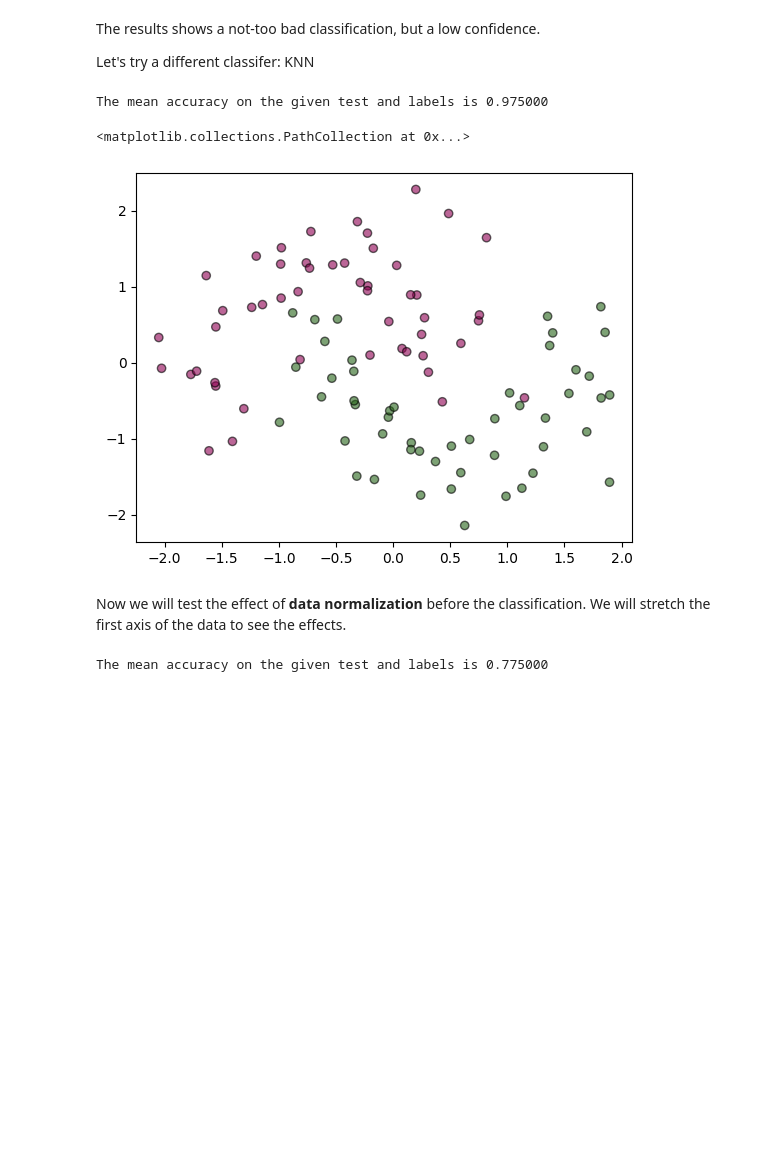
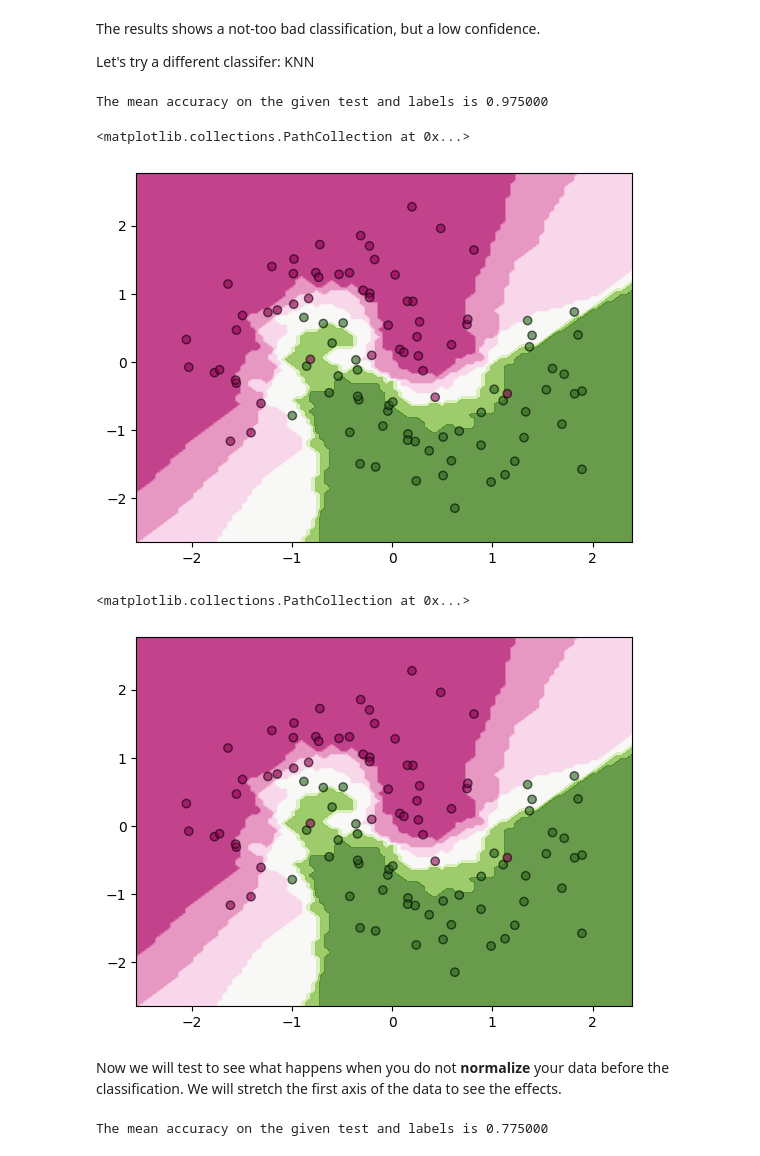
Before and after one commit to geo-smart/mlgeo, a Jupyter notebook: book/Chapter3-MachineLearning/3.3_binary_classification.ipynb, the cells around one changed output. Drawn from its saved outputs; the diff is of its cells as text; code cells hidden in the pictures; blank space fills up the shorter version.

```diff
--- a/book/Chapter3-MachineLearning/3.3_binary_classification.ipynb
+++ b/book/Chapter3-MachineLearning/3.3_binary_classification.ipynb
@@ -74,7 +75,6 @@ The results shows a not-too bad classification, but a low confidence.
 
 Let's try a different classifer: KNN
 # %%
-
 # define ML
 K = 5
 clf= KNeighborsClassifier(K)
@@ -91,17 +91,20 @@ clf.fit(X_train, y_train)
 # calculate the mean accuracy on the given test data and labels.
 score = clf.score(X_test, y_test)
 print("The mean accuracy on the given test and labels is %f" %score)
-
-# plot the decision boundary as a background
-ax = plt.subplot()
-# DecisionBoundaryDisplay.from_estimator(clf, X, cmap='PiYG', alpha=0.8, ax=ax, eps=0.5)
-ax.scatter(X[:, 0], X[:, 1], c=y, cmap='PiYG', alpha=0.6, edgecolors="k")
 # %% [output]
 The mean accuracy on the given test and labels is 0.975000
 <matplotlib.collections.PathCollection at 0x...>
-[figure, old version]
+[figure, new version]
+# %%
+# plot the decision boundary as a background
+ax = plt.subplot()
+DecisionBoundaryDisplay.from_estimator(clf, X, cmap='PiYG', alpha=0.8, ax=ax, eps=0.5)
+ax.scatter(X[:, 0], X[:, 1], c=y, cmap='PiYG', alpha=0.6, edgecolors="k")
+# %% [output]
+<matplotlib.collections.PathCollection at 0x...>
+[figure, added]
 # %% [markdown]
-Now we will test the effect of **data normalization** before the classification. We will stretch the first axis of the data to see the effects.
+Now we will test to see what happens when you do not **normalize** your data before the classification. We will stretch the first axis of the data to see the effects.
 # %%
 # make a data set
 X, y = make_moons(noise=0.3, random_state=0)
```
Also changed, not shown: parts of 4 cells of this notebook, 4 other files.
